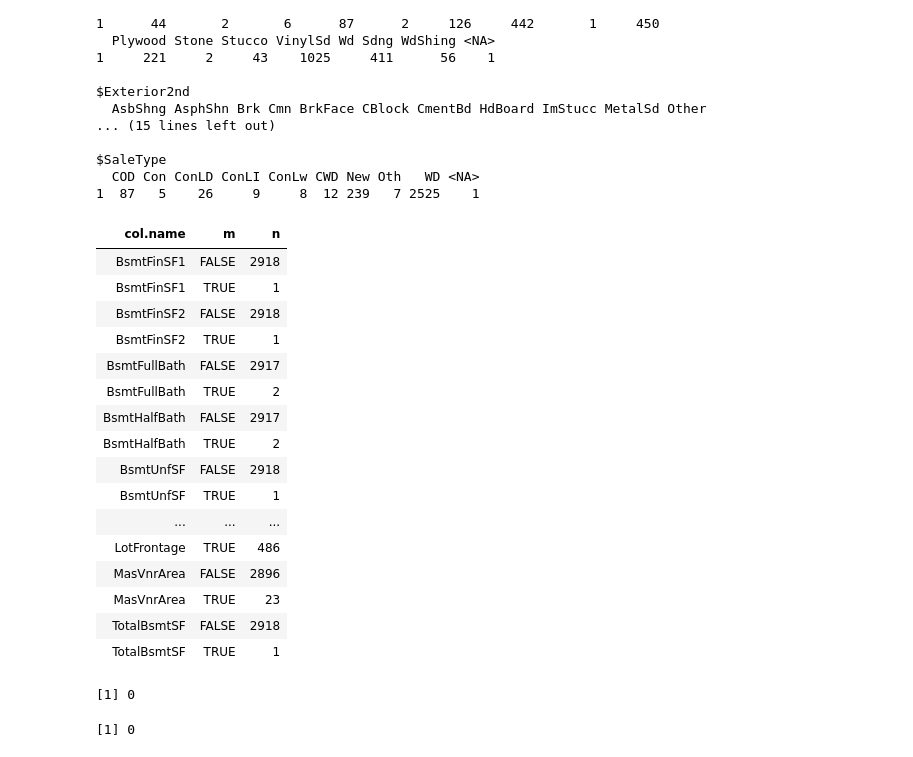
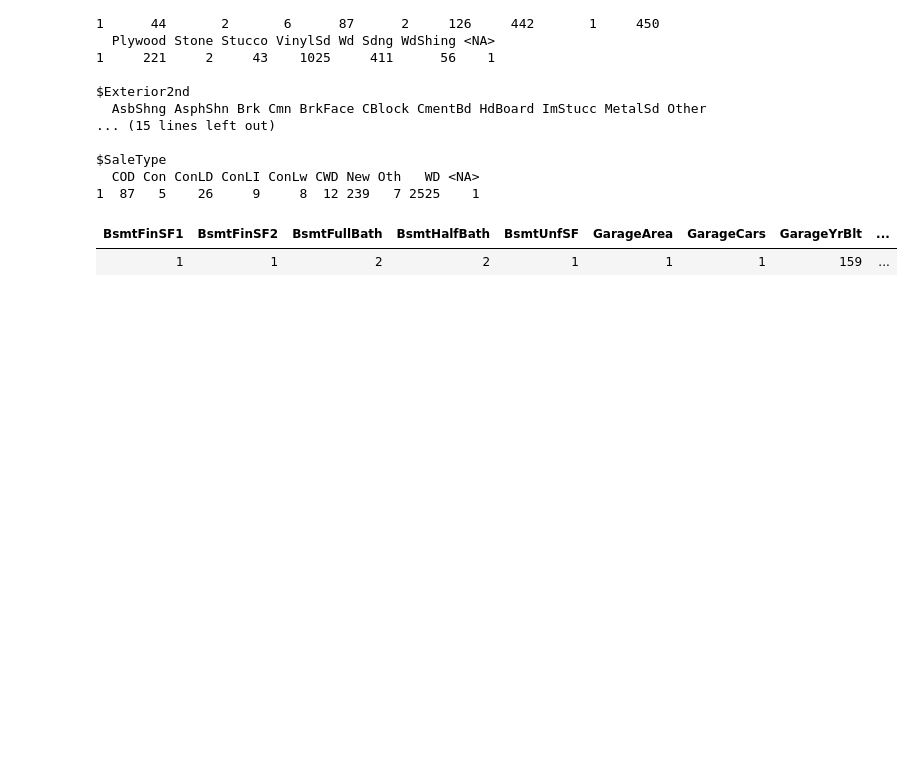
Before and after one commit to MatrixNorm/kaggle, a Jupyter notebook: house-prices/R/notebooks/fix_missing_values.ipynb, the cells around one changed output. Drawn from its saved outputs; the diff is of its cells as text; code cells hidden in the pictures; blank space fills up the shorter version.

```diff
--- a/house-prices/R/notebooks/fix_missing_values.ipynb
+++ b/house-prices/R/notebooks/fix_missing_values.ipynb
@@ -24,8 +24,7 @@ columns.with.bad.na <- df.combined %>%
 select(-dplyr::one_of(colums.with.good.na)) %>%
 purrr::keep(function (col) { sum(is.na(col)) > 0 }) %>% names
 
-df.combined.na.for.fix <- df.combined %>%
-select(dplyr::one_of(columns.with.bad.na))
+df.combined.na.for.fix <- df.combined %>% select(dplyr::one_of(columns.with.bad.na))
 # %%
 options(repr.plot.width = 15, repr.plot.height = 7)
 
@@ -86,40 +85,22 @@ $SaleType
 # %%
 df.combined.na.for.fix %>%
 select_if(is.numeric) %>%
 gather(col.name, col.value) %>%
 mutate(m = is.na(col.value)) %>%
 group_by(col.name, m) %>%
-count
+count %>% filter(m == TRUE) %>% ungroup %>% select(-m) %>% spread(col.name, n)
 # %% [output]
-| col.name | m | n |
-| BsmtFinSF1 | FALSE | 2918 |
-| BsmtFinSF1 | TRUE | 1 |
-| BsmtFinSF2 | FALSE | 2918 |
-| BsmtFinSF2 | TRUE | 1 |
-| BsmtFullBath | FALSE | 2917 |
-| BsmtFullBath | TRUE | 2 |
-| BsmtHalfBath | FALSE | 2917 |
-| BsmtHalfBath | TRUE | 2 |
-| BsmtUnfSF | FALSE | 2918 |
-| BsmtUnfSF | TRUE | 1 |
-| ... | ... | ... |
-| LotFrontage | TRUE | 486 |
-| MasVnrArea | FALSE | 2896 |
-| MasVnrArea | TRUE | 23 |
-| TotalBsmtSF | FALSE | 2918 |
-| TotalBsmtSF | TRUE | 1 |
+| BsmtFinSF1 | BsmtFinSF2 | BsmtFullBath | BsmtHalfBath | BsmtUnfSF | GarageArea | GarageCars | GarageYrBlt | ... |
+| 1 | 1 | 2 | 2 | 1 | 1 | 1 | 159 | ... |
 # %%
-df.combined.bad.na.fixed <- kaggle.house$na$fixAll(df.combined) %>%
+df.combined.bad.na.fixed <-
+kaggle.house$na$fixAll(df.combined) %>%
 select(dplyr::one_of(columns.with.bad.na))
 
-sum(is.na(df.combined.bad.na.fixed))
+stopifnot(sum(is.na(df.combined.bad.na.fixed)) == 0)
+
+fn <- function(before, after) {
+    !( is.na(before) & !is.na(after) | !is.na(before) & (before == after) )
+}
+
+stopifnot(purrr::map2_dfc(df.combined.na.for.fix, df.combined.bad.na.fixed, fn) %>% as.matrix %>% sum == 0)
-# %% [output]
-[1] 0
-# %%
-fn <- function(before, after) {
-    !( is.na(before) & !is.na(after) | !is.na(before) & (before == after) )
-}
-
-purrr::map2_dfc(df.combined.na.for.fix, df.combined.bad.na.fixed, fn) %>% as.matrix %>% sum
-# %% [output]
-[1] 0
```
Also changed, not shown: parts of 1 cell of this notebook.
